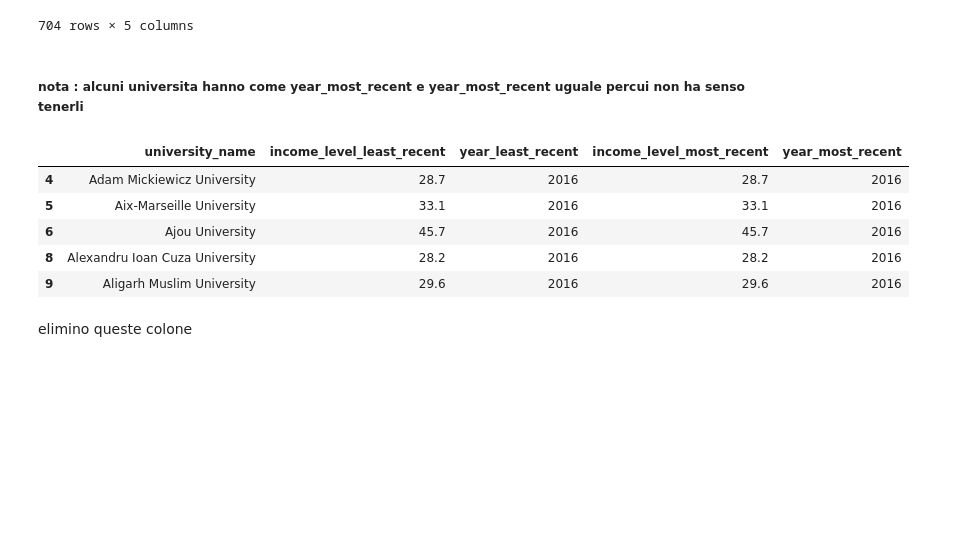
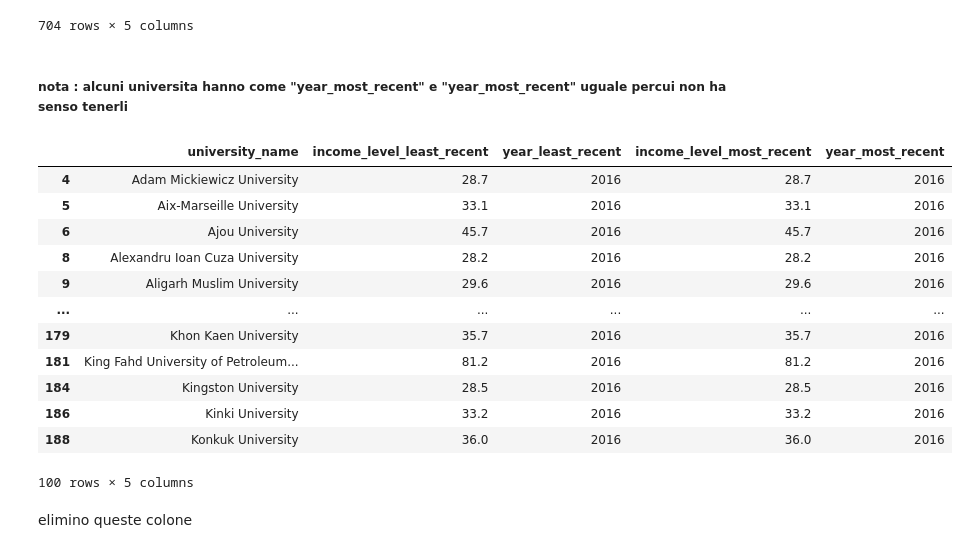
Before and after one commit to riiduan/ProgettoFondamentiDiInformatica, a Jupyter notebook: progettoBeta.ipynb, the cells around one changed output. Drawn from its saved outputs; the diff is of its cells as text; code cells hidden in the pictures; blank space fills up the shorter version.

```diff
--- a/progettoBeta.ipynb
+++ b/progettoBeta.ipynb
@@ -181,16 +181,23 @@ union_most_and_least_data
 | 703 | Örebro University | 29.8 | 2016 | 29.8 | 2016 |
 704 rows × 5 columns
 # %% [markdown]
-##### nota : alcuni universita hanno come year_most_recent e year_most_recent uguale percui non ha senso tenerli
+##### nota : alcuni universita hanno come "year_most_recent" e "year_most_recent" uguale percui non ha senso tenerli
 # %%
-union_most_and_least_data[union_most_and_least_data['year_least_recent']==union_most_and_least_data['year_most_recent']].head(5)
+union_most_and_least_data[union_most_and_least_data['year_least_recent']==union_most_and_least_data['year_most_recent']].head(100)
 # %% [output]
 |  | university_name | income_level_least_recent | year_least_recent | income_level_most_recent | year_most_recent |
 | 4 | Adam Mickiewicz University | 28.7 | 2016 | 28.7 | 2016 |
 | 5 | Aix-Marseille University | 33.1 | 2016 | 33.1 | 2016 |
 | 6 | Ajou University | 45.7 | 2016 | 45.7 | 2016 |
 | 8 | Alexandru Ioan Cuza University | 28.2 | 2016 | 28.2 | 2016 |
 | 9 | Aligarh Muslim University | 29.6 | 2016 | 29.6 | 2016 |
+| ... | ... | ... | ... | ... | ... |
+| 179 | Khon Kaen University | 35.7 | 2016 | 35.7 | 2016 |
+| 181 | King Fahd University of Petroleum... | 81.2 | 2016 | 81.2 | 2016 |
+| 184 | Kingston University | 28.5 | 2016 | 28.5 | 2016 |
+| 186 | Kinki University | 33.2 | 2016 | 33.2 | 2016 |
+| 188 | Konkuk University | 36.0 | 2016 | 36.0 | 2016 |
+100 rows × 5 columns
 # %% [markdown]
 elimino queste colone
 # %%
```
Also changed, not shown: parts of 28 cells of this notebook, 1 other file.
